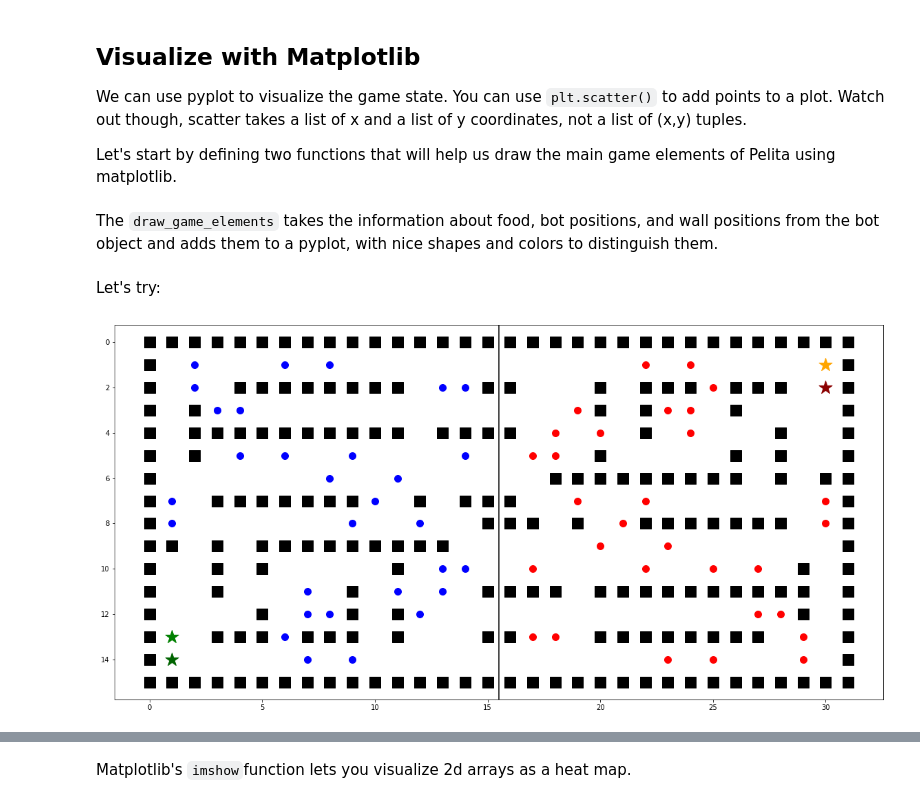
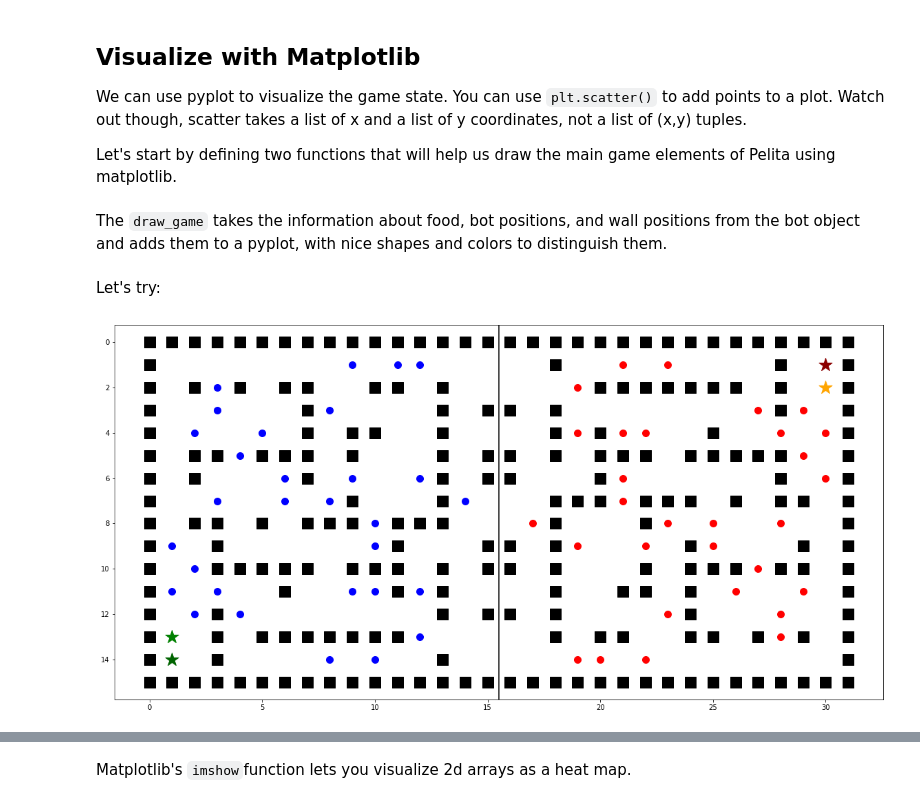
Before and after one commit to ASPP/pelita, a Jupyter notebook: template/notebooks/nb1_matplotlib_and_numpy.ipynb, the cells around one changed output, grey strips where cells are left out. Drawn from its saved outputs; the diff is of its cells as text; code cells hidden in the pictures.

```diff
--- a/template/notebooks/nb1_matplotlib_and_numpy.ipynb
+++ b/template/notebooks/nb1_matplotlib_and_numpy.ipynb
@@ -14,2 +10,2 @@ and setting up a test game to get a bot object which will have all the informati
 # %%
-bot = pl.utils.setup_test_game(layout=layout_str, is_blue=True)
+bot = pelita.utils.setup_test_game(layout="normal_003", is_blue=True)
@@ -38,9 +43,9 @@ def draw_coords(coords, ax, params={}):
     ax.scatter(coords_x, coords_y, **params)
     return ax
 # %% [markdown]
-The `draw_game_elements` takes the information about food, bot positions, and wall positions from the bot object and adds them to a pyplot, with nice shapes and colors to distinguish them.
+The `draw_game` takes the information about food, bot positions, and wall positions from the bot object and adds them to a pyplot, with nice shapes and colors to distinguish them.
 # %%
-def draw_game_elements(bot, ax):
+def draw_game(bot, ax):
     """
     Draws game state as scatter elements given a bot object.
 
@@ -85,9 +90,9 @@ def draw_game_elements(bot, ax):
 Let's try:
 # %%
 fig, ax = plt.subplots(figsize=(20,10))
-ax = draw_game_elements(bot, ax)
+ax = draw_game(bot, ax)
 # %% [output]
-[figure, old version]
+[figure, new version]
 # %% [markdown]
 ## Using 2d Numpy arrays
 You can also use numpy matrices. This may be useful for visualization and computation of the next move. The following code might help you get started along this route.
```
Also changed, not shown: parts of 12 cells of this notebook, 1 other file.
